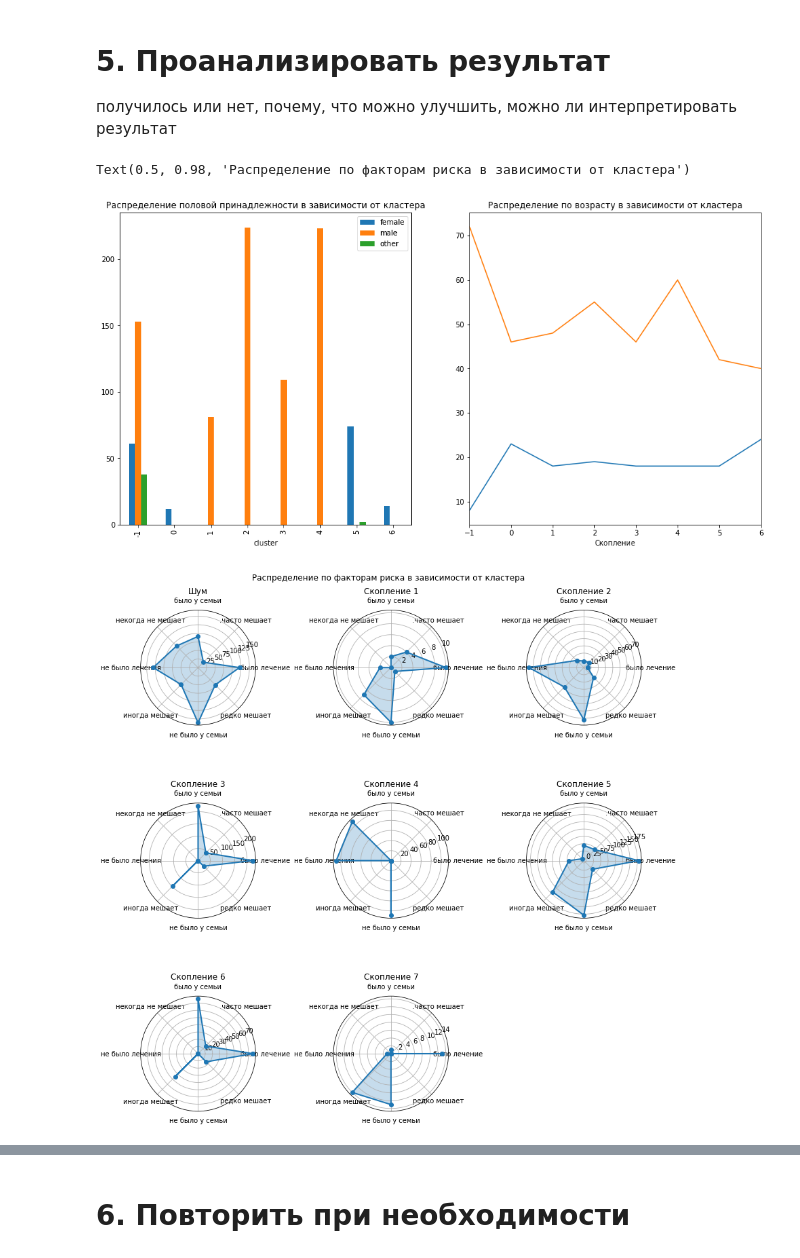
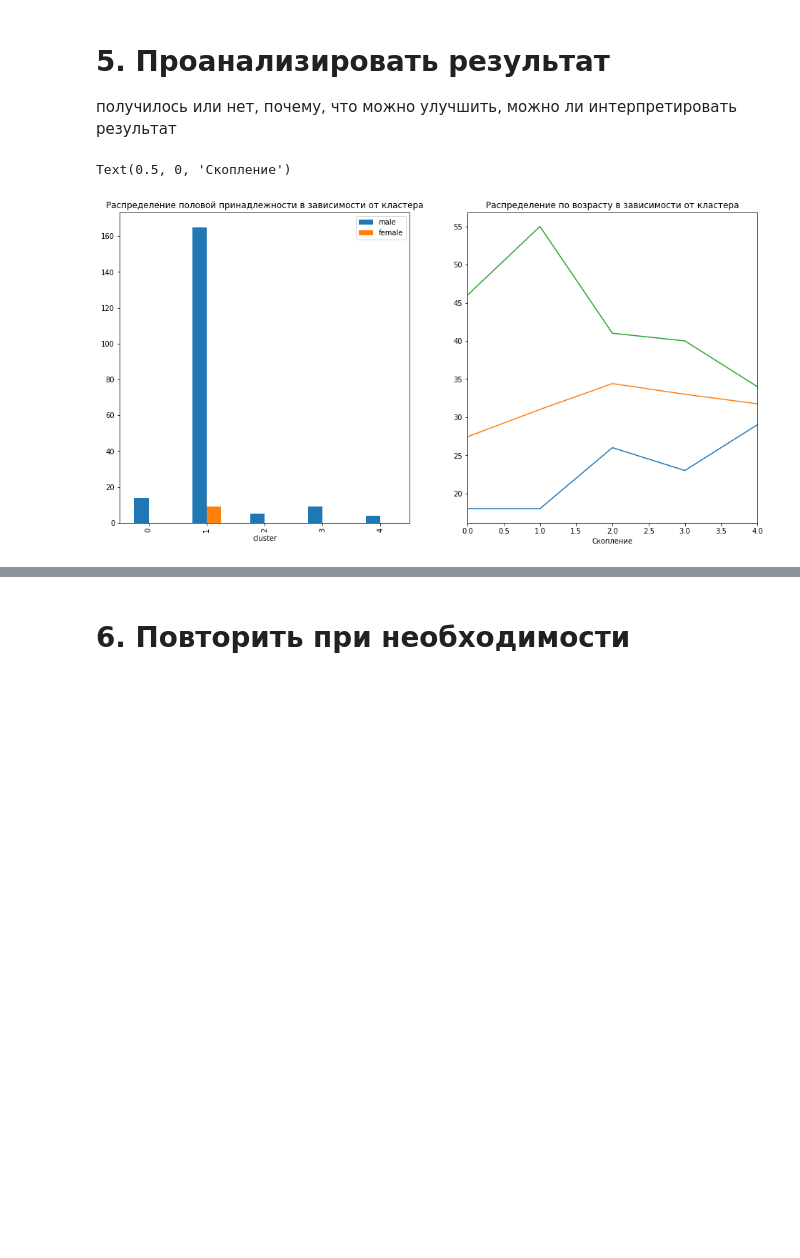
Before and after one commit to mas-student/ds-2019-03-hw07, a Jupyter notebook: hw07_part1.ipynb, the cells around one changed output, grey strips where cells are left out. Drawn from its saved outputs; the diff is of its cells as text; code cells hidden in the pictures; blank space fills up the shorter version.

```diff
--- a/hw07_part1.ipynb
+++ b/hw07_part1.ipynb
@@ -46,7 +44,8 @@ survey.head()
 5 rows × 27 columns
 # %%
 df = survey.drop([
-    'Timestamp', 'comments'
+    'Timestamp', 'comments',
+    'Country', 'state',
 ], axis=1)
 
 for i, column in enumerate(df.columns):
@@ -191,0 +138,11 @@ X_prepared = pipeline.fit_transform(df)
+# %%
+features = [
+       'Gender', 'Age',
+       'self_employed',
+       'family_history', 'treatment', 'work_interfere', 'no_employees',
+       'remote_work', 'tech_company', 'benefits', 'care_options',
+       'wellness_program', 'seek_help', 'anonymity', 'leave',
+       'mental_health_consequence', 'phys_health_consequence', 'coworkers',
+       'supervisor', 'mental_health_interview', 'phys_health_interview',
+       'mental_vs_physical', 'obs_consequence',
+]
@@ -228,64 +296,24 @@ plt.legend(handles=handles)
 # %%
 fig, ax = plt.subplots(1, 2, figsize=(16, 8))
 
-gendered = df.copy()
+clustered = clustered[clustered['cluster'] != -1]
+
+gendered = clustered
 gendered['count'] = 1
 genders = pd.DataFrame({
     gender: gendered[gendered['Gender'] == gender]['count']
     for gender in gendered['Gender'].unique()
 }).fillna(0)
 genders['cluster'] = gendered['cluster']
 genders.groupby(['cluster']).sum().plot.bar(ax=ax[0])
 ax[0].set_title('Распределение половой принадлежности в зависимости от кластера')
 plt.xlabel('Скопление')
 
-df.groupby(['cluster']).min()['Age'].plot.line(ax=ax[1], label='Минимальный возраст')
-df.groupby(['cluster']).max()['Age'].plot.line(ax=ax[1], label='Максимальный возраст')
+clustered.groupby(['cluster']).min()['Age'].plot.line(ax=ax[1], label='Минимальный возраст')
+clustered.groupby(['cluster']).mean()['Age'].plot.line(ax=ax[1], label='Средний возраст')
+clustered.groupby(['cluster']).max()['Age'].plot.line(ax=ax[1], label='Максимальный возраст')
 ax[1].set_title('Распределение по возрасту в зависимости от кластера')
 plt.xlabel('Скопление')
-
-
-fig=plt.figure(figsize=(12, 12))
-
-by_cluster = df.groupby(['cluster'])
-for i, cluster in enumerate(list(df.groupby('cluster').indices)):
-    labels = []
-    stats = []
-
-    for question, answer, label in [
-            ('treatment', 'Yes', 'было лечение'),
-            ('work_interfere', 'Often', '.часто мешает'),
-            ('family_history', 'Yes', 'было у семьи'),
-            ('work_interfere', 'Never', 'некогда не мешает'),
-            ('treatment', 'No', 'не было лечения'),
-            ('work_interfere', 'Sometimes', 'иногда мешает'),
-            ('family_history', 'No', 'не было у семьи'),
-            ('work_interfere', 'Rarely', 'редко мешает'),
-    ]:
-        labels.append(label)
-        if cluster in by_cluster[question].value_counts().index.levels[0]:
-            if answer in by_cluster[question].value_counts()[cluster].index:
-                stats.append(by_cluster[question].value_counts()[cluster, answer])
-            else:
-                stats.append(0)
-        else:
-            stats.append(0)
-
-    angles=np.linspace(0, 2*np.pi, len(labels), endpoint=False)
-    stats=np.concatenate((stats,[stats[0]]))
-    angles=np.concatenate((angles,[angles[0]]))
-
-    n_clusters = len(list(df.groupby('cluster').indices))
-    ax = fig.add_subplot(math.ceil(n_clusters / 3.0), 3, i+1, polar=True)
-    ax.plot(angles, stats, 'o-', linewidth=2)
-    ax.fill(angles, stats, alpha=0.25)
-    ax.set_thetagrids(angles * 180/np.pi, labels)
-    ax.set_title(f'Скопление {cluster+1}' if cluster > -1 else 'Шум', pad=16)
-    ax.grid(True)
-
-fig.tight_layout()
-fig.suptitle('Распределение по факторам риска в зависимости от кластера')
 # %% [output]
-Text(0.5, 0.98, 'Распределение по факторам риска в зависимости от кластера')
+Text(0.5, 0, 'Скопление')
-[figure, old version]
+[figure, new version]
-[figure, removed]
```
Also changed, not shown: parts of 16 cells of this notebook.
